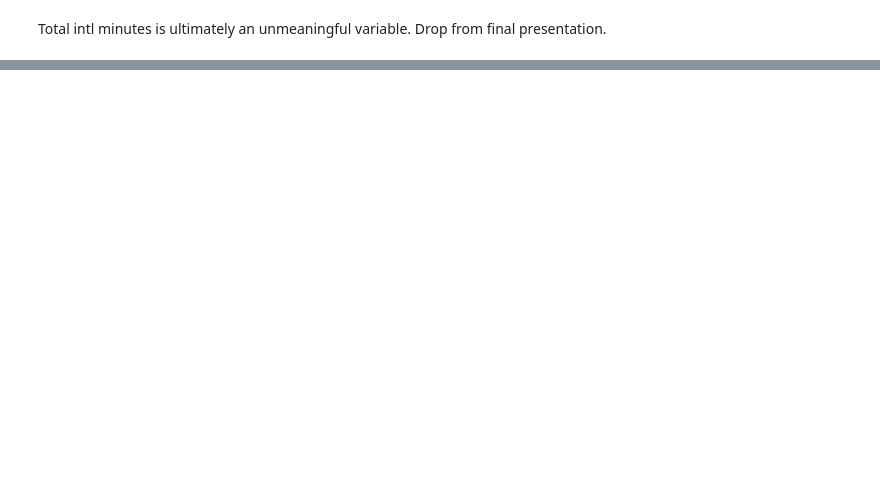
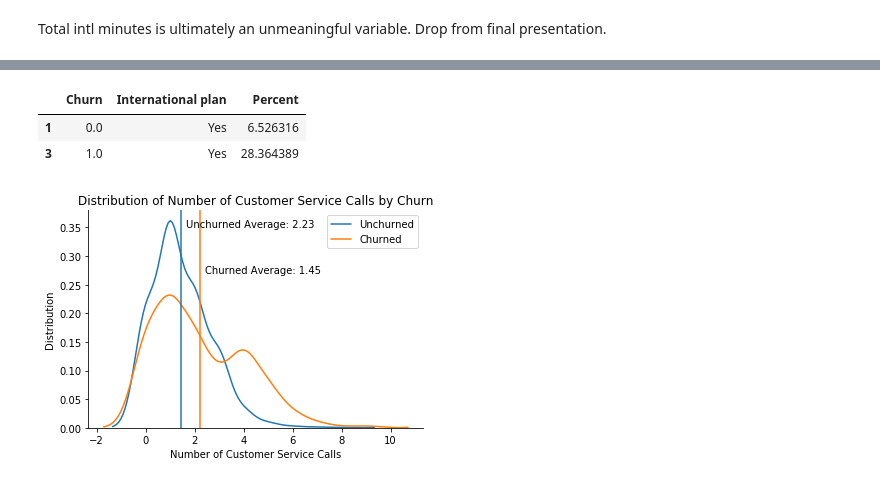
Before and after one commit to kangand/1000ml, a Jupyter notebook: unit5_project/Visualizations.ipynb, the cells around one changed output, grey strips where cells are left out. Drawn from its saved outputs; the diff is of its cells as text; code cells hidden in the pictures; blank space fills up the shorter version.

```diff
--- a/unit5_project/Visualizations.ipynb
+++ b/unit5_project/Visualizations.ipynb
@@ -136,0 +169,6 @@ Total intl minutes is ultimately an unmeaningful variable. Drop from final prese
+# %%
+percentdf
+# %% [output]
+|  | Churn | International plan | Percent |
+| 1 | 0.0 | Yes | 6.526316 |
+| 3 | 1.0 | Yes | 28.364389 |
@@ -136,0 +177,19 @@ Total intl minutes is ultimately an unmeaningful variable. Drop from final prese
+# %%
+sns.kdeplot(unchurned['Customer service calls'], label='Unchurned', bw = 0.45)
+sns.kdeplot(churned['Customer service calls'], label='Churned')
+
+sns.despine()
+
+plt.axvline(x=churned['Customer service calls'].mean(), color='tab:orange')
+plt.axvline(x=unchurned['Customer service calls'].mean())
+plt.text(churned['Customer service calls'].mean()+0.2,0.27,
+         'Churned Average: 1.45')
+plt.text(unchurned['Customer service calls'].mean()+0.2,0.35,
+         'Unchurned Average: 2.23')
+
+plt.title('Distribution of Number of Customer Service Calls by Churn')
+plt.xlabel('Number of Customer Service Calls')
+plt.ylabel('Distribution')
+plt.show()
+# %% [output]
+[figure, added]
```
Also changed, not shown: parts of 11 cells of this notebook.
